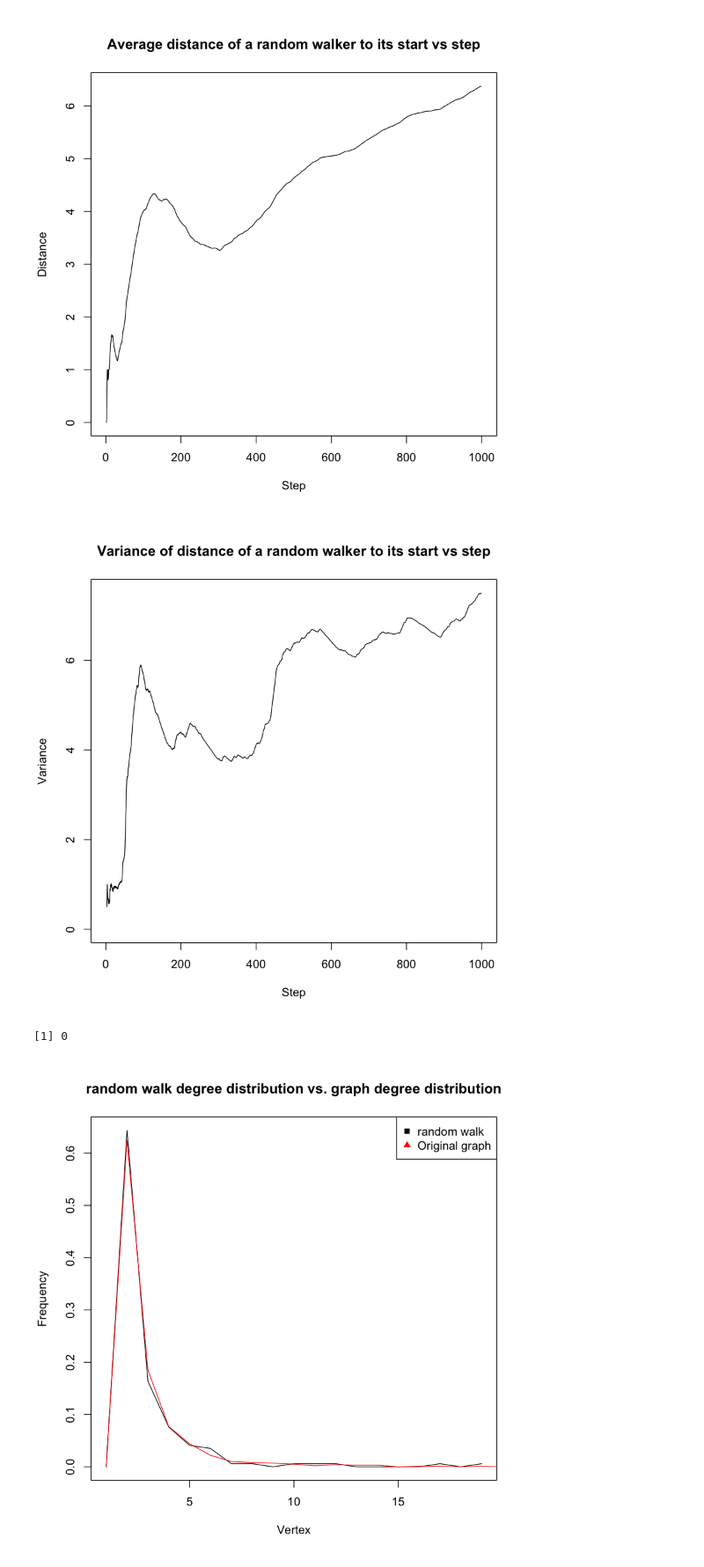
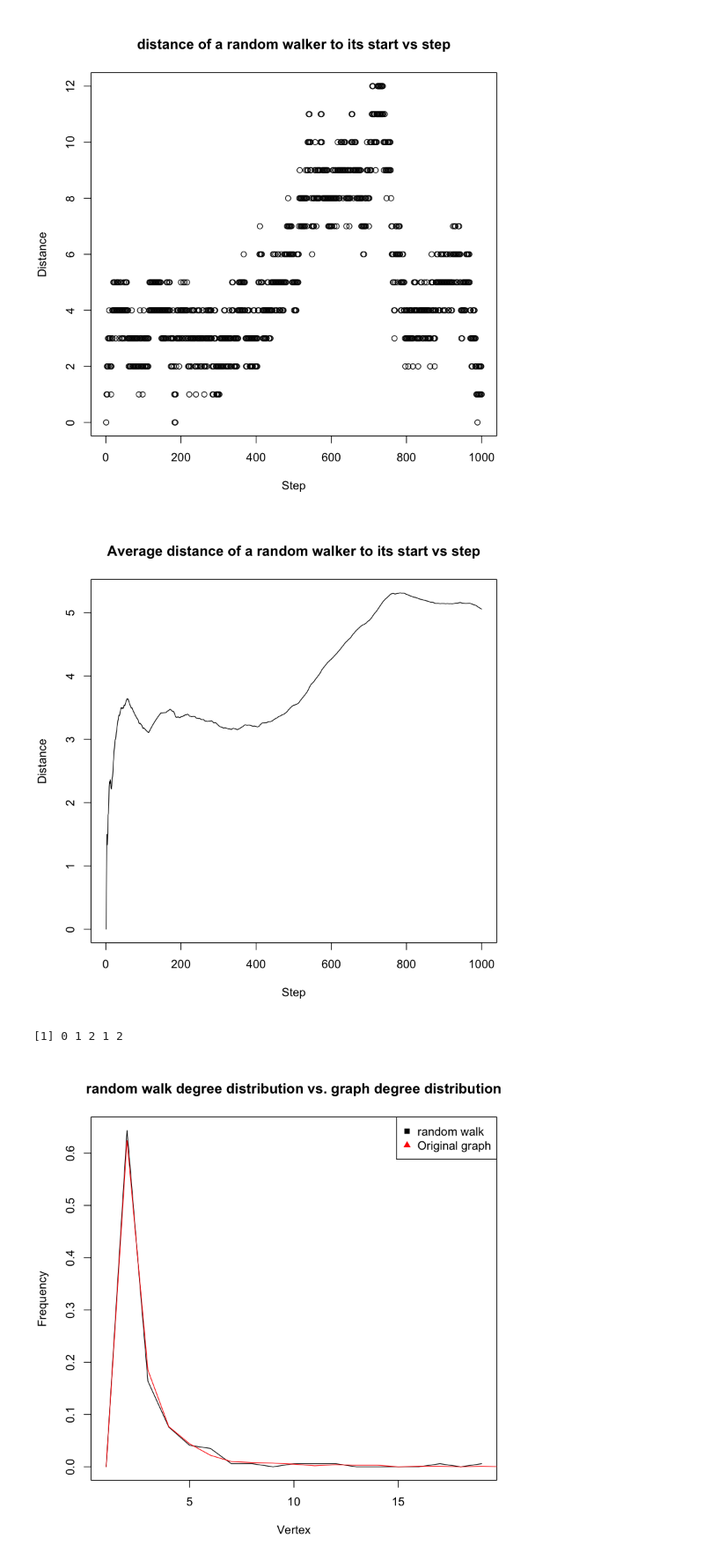
Before and after one commit to wanghran/ECE232_Graph, a Jupyter notebook: Part2_problem2.ipynb, the cells around one changed output. Shown: that part at 88% size. Cells and saved outputs as stored; diff of their text form; code cells hidden in the pictures.

```diff
--- a/Part2_problem2.ipynb
+++ b/Part2_problem2.ipynb
@@ -51,32 +38,29 @@ random_walk = function (g, num_steps, start_node, transition_matrix = NULL){
 # %%
 set.seed(1)
 start_2 <- sample(1:1000, 1)
 steps <- 1000
-count_2 <- seq(2, 1000, 1)
+count_2 <- seq(1, 1000, 1)
 dis_2 <- seq_len(0)
 v <- random_walk(g2_2, steps, start_2)
-for (i in count_2) {
-    dis_2 <- c(dis_2, shortest.paths(g2_2, v[1],v[i]))
+dis_matrix_2 = distances(g2_2, V(g2_2), V(g2_2))
+for (vs in v) {
+    dis_2 <- c(dis_2, dis_matrix_2[start_2, vs])
 }
-step_list <- seq(1, 999, 1)
-ave_list <- seq_len(0)
-ave_list <- c(ave_list, 0)
-std_list <- seq_len(0)
-std_list <- c(std_list, 0)
-
-for (s in step_list) {
-    ave_list <- c(ave_list, mean(dis_2[1:s+1]))
-    std_list <- c(std_list, var(dis_2[1:s+1]))
+avg_list <- seq_len(0)
+var_list <- seq_len(0)
+for (i in 1:1000) {
+    avg_list <- c(avg_list, mean(dis_2[1:i]))
 }
+plot(seq(1,1000,1), dis_2, main="distance of a random walker to its start vs step",xlab="Step",ylab="Distance")
 plot(seq(1,1000,1), ave_list, main="Average distance of a random walker to its start vs step",xlab="Step",ylab="Distance", type="l")
-plot(seq(1,1000,1), std_list, main="Variance of distance of a random walker to its start vs step",xlab="Step",ylab="Variance", type="l")
+#plot(seq(1,1000,1), std_list, main="Variance of distance of a random walker to its start vs step",xlab="Step",ylab="Variance", type="l")
 # %% [output]
-[figure, old version]
+[figure, new version]
-[figure, old version]
+[figure, new version]
-# %%
-std_list[1]
-# %% [output]
-[1] 0
+# %%
+dis_2[1:5]
+# %% [output]
+[1] 0 1 2 1 2
 # %%
 plot(degree.distribution(induced_subgraph(g2_2, v)), main="random walk degree distribution vs. graph degree distribution",xlab="Vertex",ylab="Frequency", type="l")
 lines(degree.distribution(g2_2), col="red")
```
Also changed, not shown: parts of 1 cell of this notebook.
